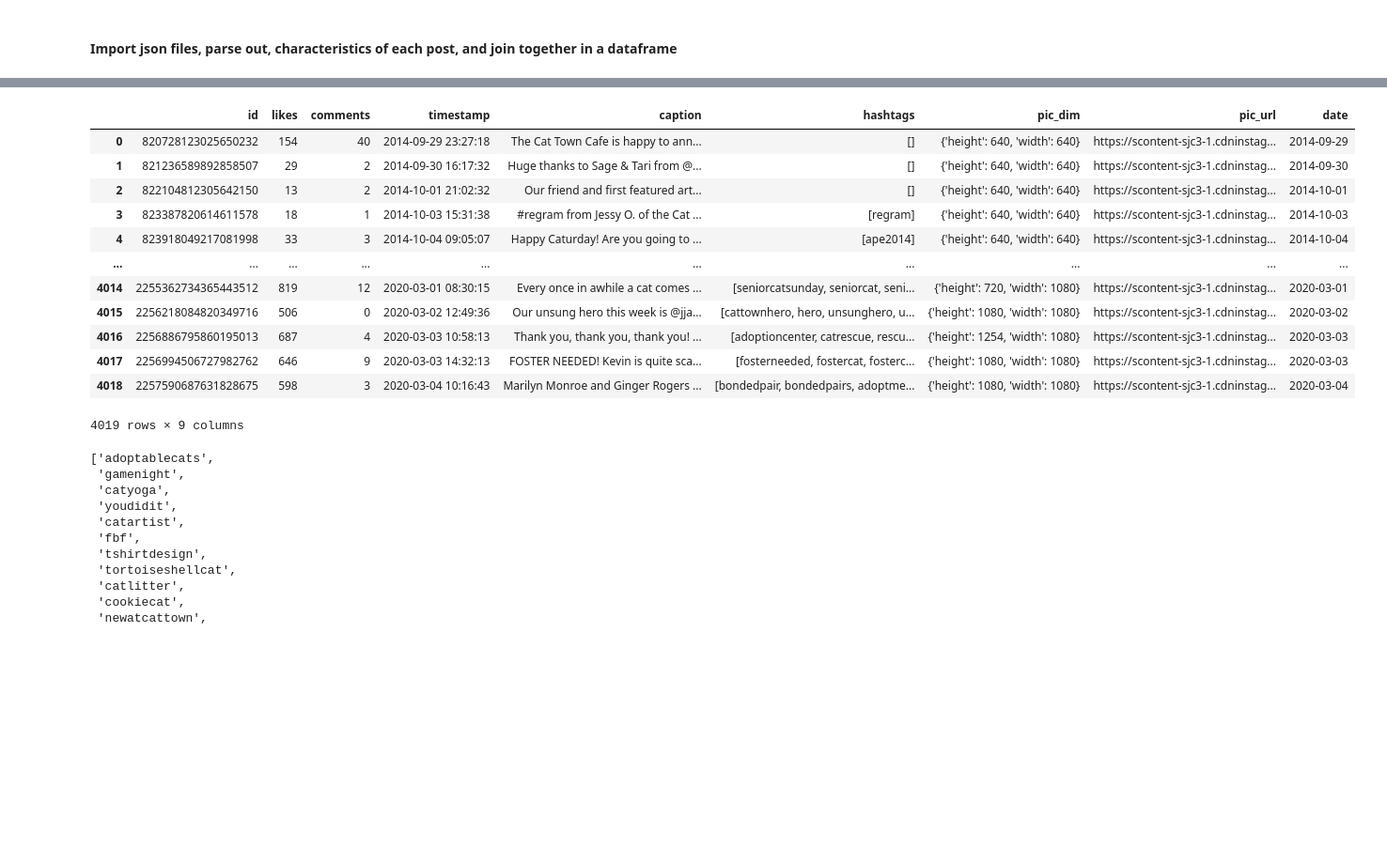
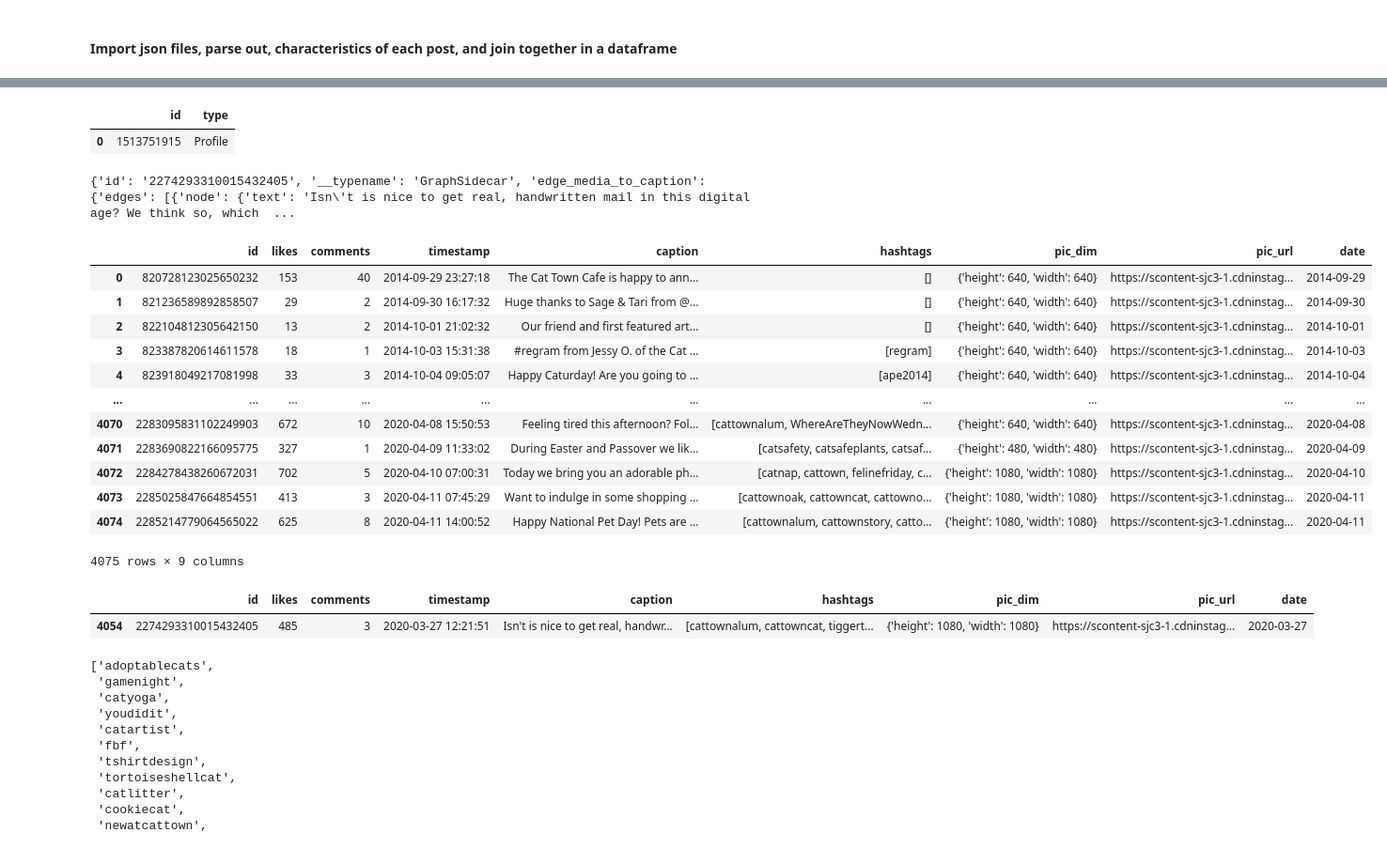
Before and after one commit to pkaercher/cattown_oakland, a Jupyter notebook: notebooks/cattownoak.ipynb, the cells around one changed output, grey strips where cells are left out. Shown at 94% size. Drawn from its saved outputs; the diff is of its cells as text; code cells hidden in the pictures; blank space fills up the shorter version.

```diff
--- a/notebooks/cattownoak.ipynb
+++ b/notebooks/cattownoak.ipynb
@@ -30,0 +71,12 @@ os.chdir(PROJECT_DIR)
+# %%
+n = 4054
+
+counter = 0
+for file in glob.glob(os.path.join(raw_data_dir, '*.json.xz')):
+    counter += 1
+    if counter == n+1:
+        print(counter)
+        post_str = json_to_str(file)
+        show_dict(post_str)
+    if counter == n+2:
+        break
@@ -31,56 +239,73 @@ os.chdir(PROJECT_DIR)
+# %%
+cattownposts_raw[cattownposts_raw['type'] != 'Post']
+# %% [output]
+|  | id | type |
+| 0 | 1513751915 | Profile |
 # %%
 
-
-def find_caption(node):
-    try:
-        node_caption = node['edge_media_to_caption']['edges'][0]['node']['text']
-    except:
-        node_caption = ''
-    return node_caption
+class post:
 
 
-class post:
     def __init__(self, node):
         self.id = int(node['id'])
         self.likes = int(node['edge_media_preview_like']['count'])
         self.comments = int(node['edge_media_to_comment']['count'])
         self.timestamp = datetime.fromtimestamp(int(node['taken_at_timestamp']))
-        self.caption = find_caption(node)
+
+        def get_caption(node):
+            try:
+                node_caption = node['edge_media_to_caption']['edges'][0]['node']['text']
+            except:
+                node_caption = ''
+            return node_caption
+        self.caption = get_caption(node)
+
         self.hashtags = re.findall(r'(?<=#)\w+', self.caption)
         self.pic_dim = node['dimensions']
         self.pic_url = node['display_url']
 
 
-# path = '/Users/acorn_leaf/Documents/cattown/data/raw/'
+def json_to_str(file):
+    bytes_data = lzma.open(file).read()
+    json_str = bytes_data.decode('utf-8')
+    post_str = json.loads(json_str)
+    return post_str
+
 
 cattownposts_raw = pd.DataFrame()
-for file in glob.glob(os.path.join(RAW_DATA_DIR, '*.json.xz')):
-    bytes_data = lzma.open(file).read()
-    json_str = bytes_data.decode('utf-8')
-    post_info = json.loads(json_str)
-    if post_info['instaloader']['node_type'] == 'Post':
-        node_info = post_info['node']
+for file in glob.glob(os.path.join(raw_data_dir, '*.json.xz')):
+    post_str = json_to_str(file)
+    if post_str['instaloader']['node_type'] == 'Post':
+        node_info = post_str['node']
         post_dict = post(node_info).__dict__
+        if post_dict['id'] == 2274293310015432405:
+            print(node_info)
         post_df = pd.DataFrame([post_dict])
         cattownposts_raw = pd.concat([cattownposts_raw,post_df], axis=0)
 cattownposts_raw.reset_index(inplace=True, drop=True)
 cattownposts_raw['date'] = cattownposts_raw['timestamp'].dt.date
 
 cattownposts_raw
 # %% [output]
+{'id': '2274293310015432405', '__typename': 'GraphSidecar', 'edge_media_to_caption': {'edges': [{'node': {'text': 'Isn\'t is nice to get real, handwritten mail in this digital age? We think so, which  ...
 |  | id | likes | comments | timestamp | caption | hashtags | pic_dim | pic_url | date |
-| 0 | 820728123025650232 | 154 | 40 | 2014-09-29 23:27:18 | The Cat Town Cafe is happy to ann... | [] | {'height': 640, 'width': 640} | https://scontent-sjc3-1.cdninstag... | 2014-09-29 |
+| 0 | 820728123025650232 | 153 | 40 | 2014-09-29 23:27:18 | The Cat Town Cafe is happy to ann... | [] | {'height': 640, 'width': 640} | https://scontent-sjc3-1.cdninstag... | 2014-09-29 |
 | 1 | 821236589892858507 | 29 | 2 | 2014-09-30 16:17:32 | Huge thanks to Sage & Tari from @... | [] | {'height': 640, 'width': 640} | https://scontent-sjc3-1.cdninstag... | 2014-09-30 |
 | 2 | 822104812305642150 | 13 | 2 | 2014-10-01 21:02:32 | Our friend and first featured art... | [] | {'height': 640, 'width': 640} | https://scontent-sjc3-1.cdninstag... | 2014-10-01 |
 | 3 | 823387820614611578 | 18 | 1 | 2014-10-03 15:31:38 | #regram from Jessy O. of the Cat ... | [regram] | {'height': 640, 'width': 640} | https://scontent-sjc3-1.cdninstag... | 2014-10-03 |
 | 4 | 823918049217081998 | 33 | 3 | 2014-10-04 09:05:07 | Happy Caturday! Are you going to ... | [ape2014] | {'height': 640, 'width': 640} | https://scontent-sjc3-1.cdninstag... | 2014-10-04 |
 | ... | ... | ... | ... | ... | ... | ... | ... | ... | ... |
-| 4014 | 2255362734365443512 | 819 | 12 | 2020-03-01 08:30:15 | Every once in awhile a cat comes ... | [seniorcatsunday, seniorcat, seni... | {'height': 720, 'width': 1080} | https://scontent-sjc3-1.cdninstag... | 2020-03-01 |
-| 4015 | 2256218084820349716 | 506 | 0 | 2020-03-02 12:49:36 | Our unsung hero this week is @jja... | [cattownhero, hero, unsunghero, u... | {'height': 1080, 'width': 1080} | https://scontent-sjc3-1.cdninstag... | 2020-03-02 |
-| 4016 | 2256886795860195013 | 687 | 4 | 2020-03-03 10:58:13 | Thank you, thank you, thank you! ... | [adoptioncenter, catrescue, rescu... | {'height': 1254, 'width': 1080} | https://scontent-sjc3-1.cdninstag... | 2020-03-03 |
-| 4017 | 2256994506727982762 | 646 | 9 | 2020-03-03 14:32:13 | FOSTER NEEDED! Kevin is quite sca... | [fosterneeded, fostercat, fosterc... | {'height': 1080, 'width': 1080} | https://scontent-sjc3-1.cdninstag... | 2020-03-03 |
-| 4018 | 2257590687631828675 | 598 | 3 | 2020-03-04 10:16:43 | Marilyn Monroe and Ginger Rogers ... | [bondedpair, bondedpairs, adoptme... | {'height': 1080, 'width': 1080} | https://scontent-sjc3-1.cdninstag... | 2020-03-04 |
+| 4070 | 2283095831102249903 | 672 | 10 | 2020-04-08 15:50:53 | Feeling tired this afternoon? Fol... | [cattownalum, WhereAreTheyNowWedn... | {'height': 640, 'width': 640} | https://scontent-sjc3-1.cdninstag... | 2020-04-08 |
+| 4071 | 2283690822166095775 | 327 | 1 | 2020-04-09 11:33:02 | During Easter and Passover we lik... | [catsafety, catsafeplants, catsaf... | {'height': 480, 'width': 480} | https://scontent-sjc3-1.cdninstag... | 2020-04-09 |
+| 4072 | 2284278438260672031 | 702 | 5 | 2020-04-10 07:00:31 | Today we bring you an adorable ph... | [catnap, cattown, felinefriday, c... | {'height': 1080, 'width': 1080} | https://scontent-sjc3-1.cdninstag... | 2020-04-10 |
+| 4073 | 2285025847664854551 | 413 | 3 | 2020-04-11 07:45:29 | Want to indulge in some shopping ... | [cattownoak, cattowncat, cattowno... | {'height': 1080, 'width': 1080} | https://scontent-sjc3-1.cdninstag... | 2020-04-11 |
+| 4074 | 2285214779064565022 | 625 | 8 | 2020-04-11 14:00:52 | Happy National Pet Day! Pets are ... | [cattownalum, cattownstory, catto... | {'height': 1080, 'width': 1080} | https://scontent-sjc3-1.cdninstag... | 2020-04-11 |
-4019 rows × 9 columns
+4075 rows × 9 columns
+# %%
+cattownposts_raw[cattownposts_raw['caption'].str.contains('Silverado')]
+# %% [output]
+|  | id | likes | comments | timestamp | caption | hashtags | pic_dim | pic_url | date |
+| 4054 | 2274293310015432405 | 485 | 3 | 2020-03-27 12:21:51 | Isn't is nice to get real, handwr... | [cattownalum, cattowncat, tiggert... | {'height': 1080, 'width': 1080} | https://scontent-sjc3-1.cdninstag... | 2020-03-27 |
 # %%
 list(set([item for sublist in cattownposts_raw['hashtags'].tolist() for item in sublist]))
 # %% [output]
```
Also changed, not shown: parts of 8 cells of this notebook.
